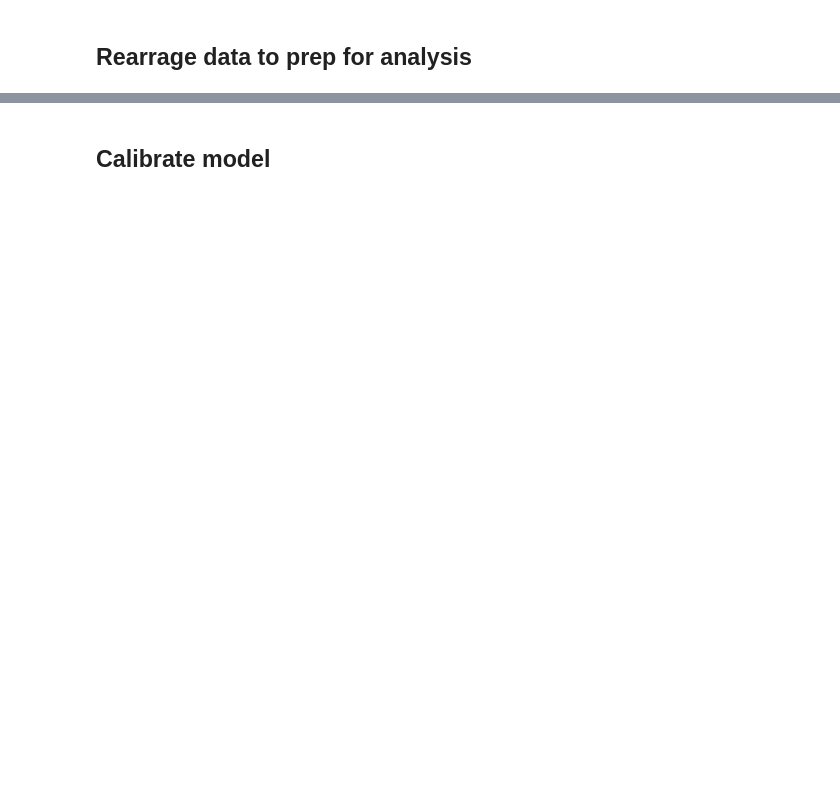
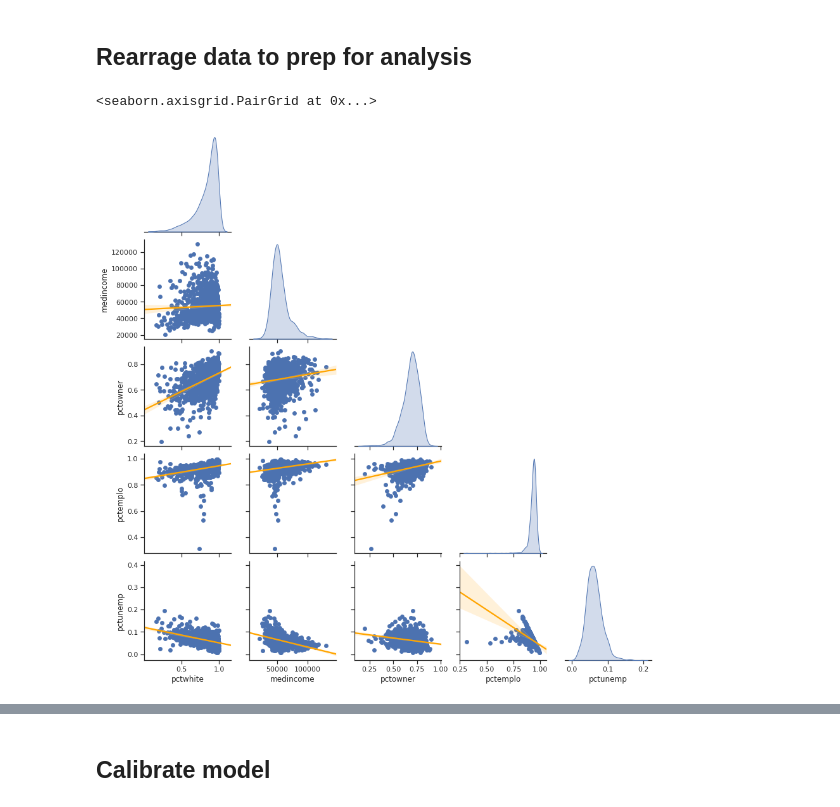
Before and after one commit to tdhoffman/ahla-flows, a Jupyter notebook: code/preliminary.ipynb, the cells around one changed output, grey strips where cells are left out. Drawn from its saved outputs; the diff is of its cells as text; code cells hidden in the pictures; blank space fills up the shorter version.

```diff
--- a/code/preliminary.ipynb
+++ b/code/preliminary.ipynb
@@ -108,0 +119,8 @@ std_data = (np.exp(data[plainvars].values) - np.mean(np.exp(data[plainvars].valu
+# %%
+# Plot correlations to survey the data
+sns.set_theme(style='ticks')
+corrs = sns.pairplot(data[plainvars], diag_kind='kde', corner=True)
+corrs.map_lower(sns.regplot, truncate=False, line_kws={"color": "orange"})
+# %% [output]
+<seaborn.axisgrid.PairGrid at 0x...>
+[figure, added]
```
Also changed, not shown: parts of 9 cells of this notebook, 1 other file.
